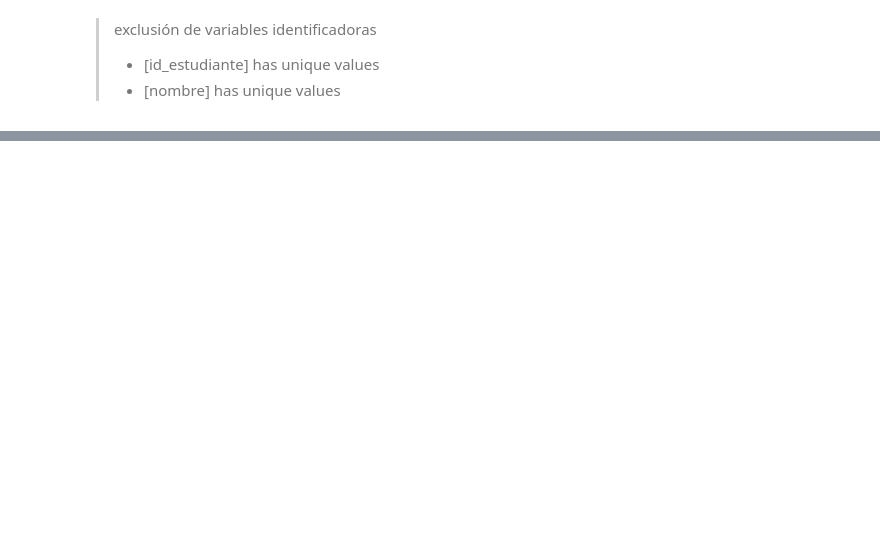
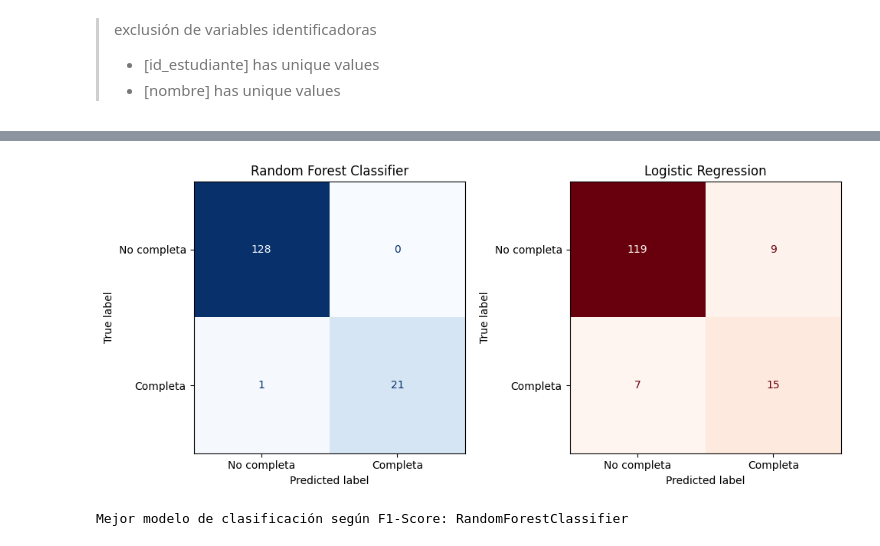
Before and after one commit to JocelynMatus/Data-science-Machine-Learning, a Jupyter notebook: P1-final-.ipynb, the cells around one changed output, grey strips where cells are left out. Drawn from its saved outputs; the diff is of its cells as text; code cells hidden in the pictures; blank space fills up the shorter version.

```diff
--- a/P1-final-.ipynb
+++ b/P1-final-.ipynb
@@ -797,0 +826,9 @@ Objetivo: Predecir si un estudiante completará el curso
+# %%
+#&&&&&&&&&&&&&&&     Modelo: LogisticRegression   &&&&&&&&&&&&&&&
+# ---- LogisticRegression + GridSearchCV -----
+lr_param_grid = {'C'      : [0.01,0.1,1,10],
+                 'penalty': ['l1','l2']}   #l1 coef a 0 , l2 coef pequeño pero no 0
+lr_grid = GridSearchCV(LogisticRegression(solver='liblinear', max_iter=1000, random_state=Random_state),lr_param_grid,cv=5,scoring='f1',n_jobs=os.cpu_count()-1)
+lr_grid.fit(X_train_bal, y_clf_train_bal)
+print("Mejores hiperparámetros LogisticRegression:",lr_grid.best_params_)
+lr_clf_best = lr_grid.best_estimator_
@@ -798,2 +837,24 @@ Objetivo: Predecir si un estudiante completará el curso
 # %%
-#&&&&&&&&&&&&&&&   en proceso   &&&&&&&&&&&&&&&
+#&&&&&&&&&&&&&&&   evaluar modelo  &&&&&&&&&&&&&&&
+def evaluar_clasificacion(modelo, nombre, X_eval, y_eval):
+    y_pred_c = modelo.predict(X_eval)
+    y_prob_c = modelo.predict_proba(X_eval)[:,1]
+    metrics_c = {
+        'Modelo'   : nombre,
+        'Accuracy' : accuracy_score(y_eval,y_pred_c),
+        'Precision': precision_score(y_eval,y_pred_c,zero_division=0),
+        'Recall'   : recall_score(y_eval,y_pred_c,zero_division=0),
+        'F1-Score' : f1_score(y_eval,y_pred_c,zero_division=0),
+        'ROC-AUC'  : roc_auc_score(y_eval,y_prob_c)
+    }
+    c_m = confusion_matrix(y_eval, y_pred_c)
+    return metrics_c,c_m
+# %%
+# Evaluación en el conjunto de prueba
+# (distribución ORIGINAL, sin SMOTE)
+metrics_rfc, c_m_rfc = evaluar_clasificacion(rf_clf_best,'RandomForestClassifier',X_test,y_clf_test)
+metrics_lr, c_m_lr  = evaluar_clasificacion(lr_clf_best,'LogisticRegression',X_test,y_clf_test)
+
+resultados_clf = pd.DataFrame([metrics_rfc,metrics_lr]).set_index('Modelo')
+print("------Comparación de modelos de clasificación:------")
+resultados_clf.round(4)
@@ -799,0 +890,15 @@ Objetivo: Predecir si un estudiante completará el curso
+# %%
+#&&&&&&&&&&&&&&&   Matrices de confusión  &&&&&&&&&&&&&&&
+fig,axes =plt.subplots(1,2,figsize=(10,4.5))
+ConfusionMatrixDisplay(c_m_rfc, display_labels=['No completa','Completa']).plot(ax=axes[0],cmap='Blues',colorbar=False)
+axes[0].set_title('Random Forest Classifier')
+ConfusionMatrixDisplay(c_m_lr, display_labels=['No completa','Completa']).plot(ax=axes[1],cmap='Reds',colorbar=False)
+axes[1].set_title('Logistic Regression')
+plt.tight_layout()
+plt.show()
+
+mejor_modelo_clf = 'RandomForestClassifier' if metrics_rfc['F1-Score'] >= metrics_lr['F1-Score'] else 'LogisticRegression'
+print("Mejor modelo de clasificación según F1-Score:", mejor_modelo_clf)
+# %% [output]
+[figure, added]
+Mejor modelo de clasificación según F1-Score: RandomForestClassifier
```
Also changed, not shown: parts of 45 cells of this notebook.
